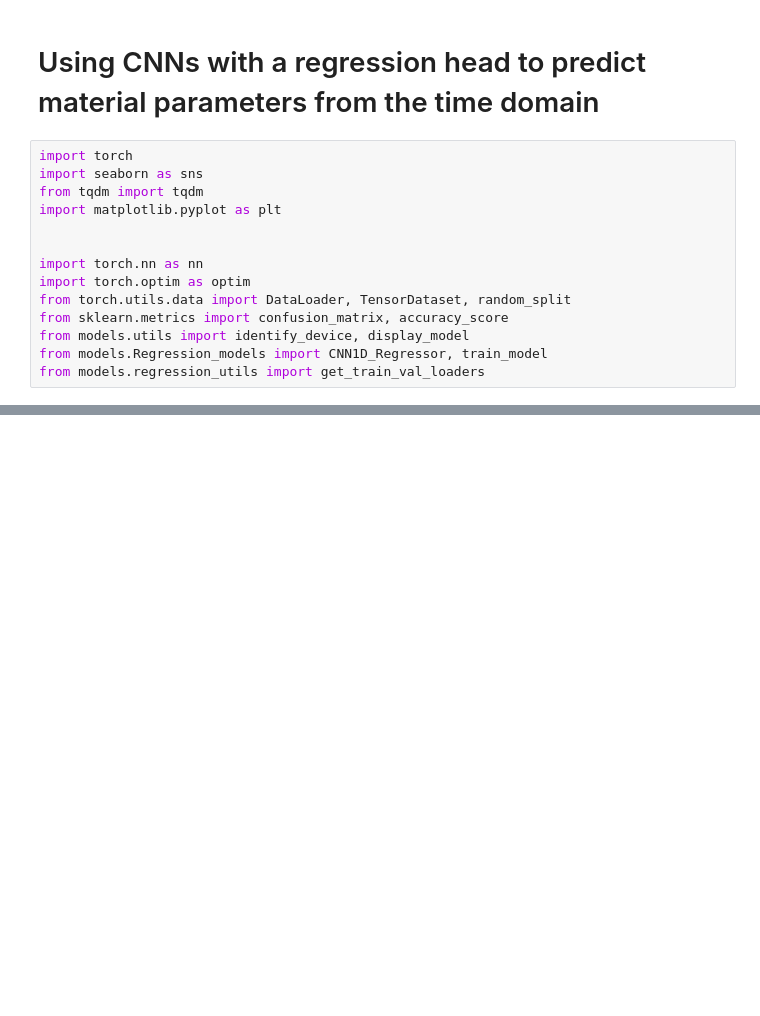
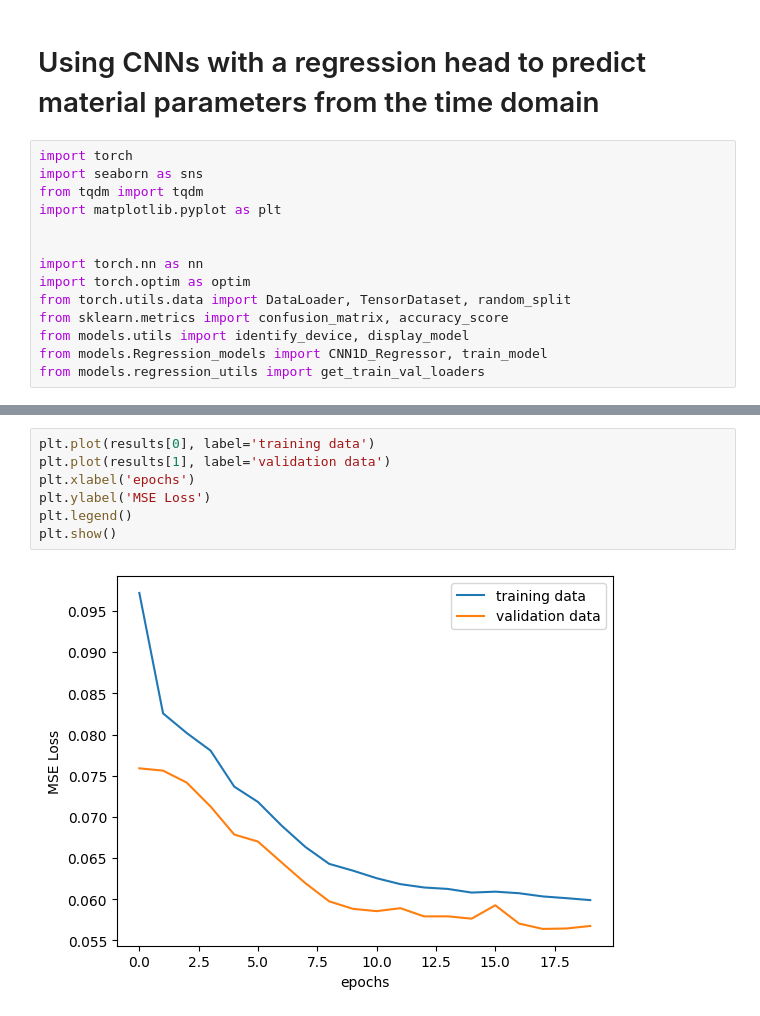
Before and after one commit to tls54/THz-TD-CNN, a Jupyter notebook: regression_modelling.ipynb, the cells around one changed output, grey strips where cells are left out. Drawn from its saved outputs; the diff is of its cells as text; blank space fills up the shorter version.

Commit message:
Ran basic regression training loop for debugging

```diff
--- a/regression_modelling.ipynb
+++ b/regression_modelling.ipynb
@@ -41,0 +56,9 @@ KeyboardInterrupt:
+# %%
+plt.plot(results[0], label='training data')
+plt.plot(results[1], label='validation data')
+plt.xlabel('epochs')
+plt.ylabel('MSE Loss')
+plt.legend()
+plt.show()
+# %% [output]
+[figure, added]
```
Also changed, not shown: parts of 2 cells of this notebook.
